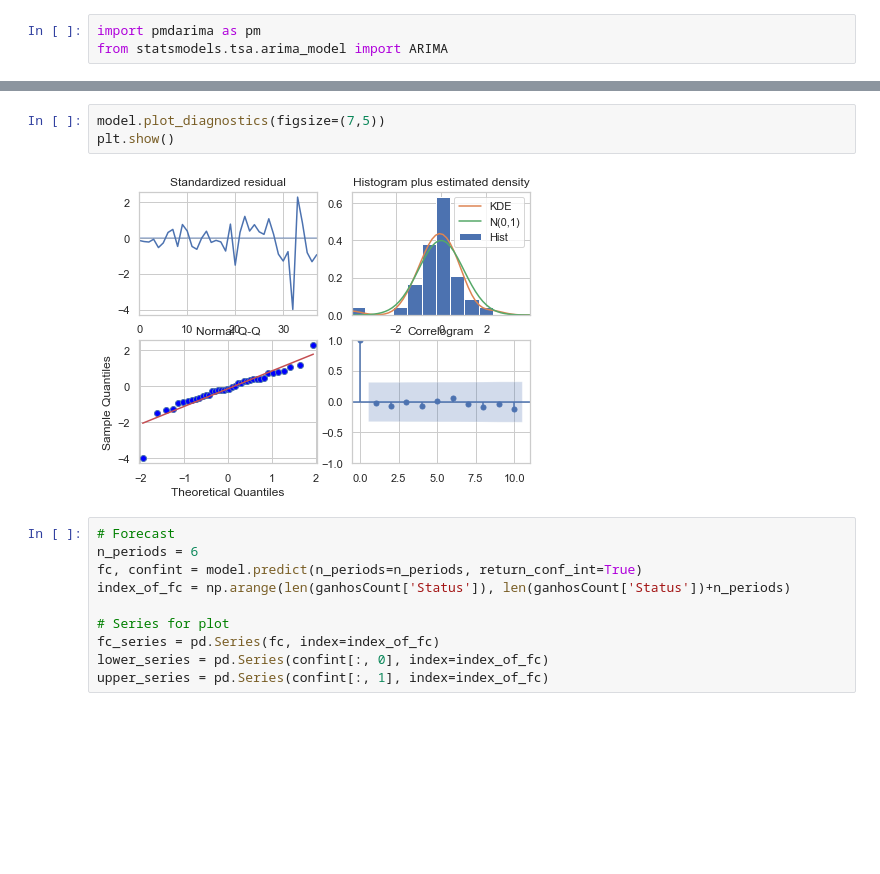
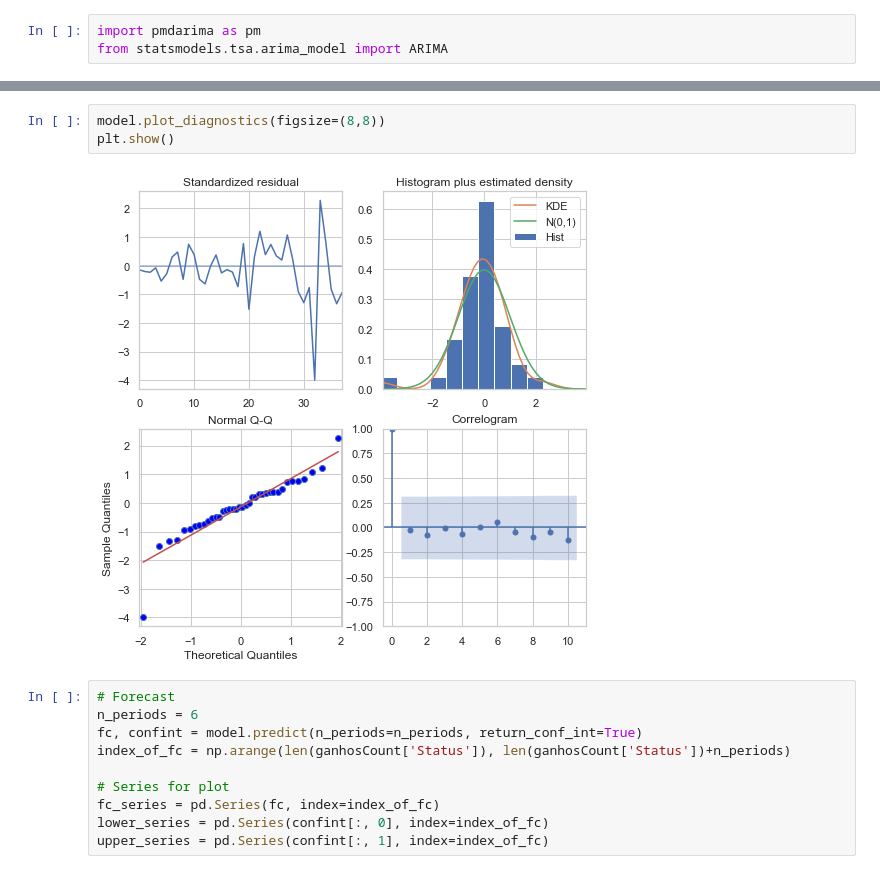
Before and after one commit to lunarti/Data-Challenge, a Jupyter notebook: parte 1.1.ipynb, the cells around one changed output, grey strips where cells are left out. Saved outputs shown, nothing was run; the diff lists cells and outputs as text; blank space fills up the shorter version.

Commit message:
figsizes, correções readme

```diff
--- a/parte 1.1.ipynb
+++ b/parte 1.1.ipynb
@@ -332,8 +332,8 @@ Total fit time: 3.368 seconds
 # %%
-model.plot_diagnostics(figsize=(7,5))
+model.plot_diagnostics(figsize=(8,8))
 plt.show()
 # %% [output]
-[figure, old version]
+[figure, new version]
 # %%
 # Forecast
 n_periods = 6
```
Also changed, not shown: parts of 2 cells of this notebook, 1 other file.
